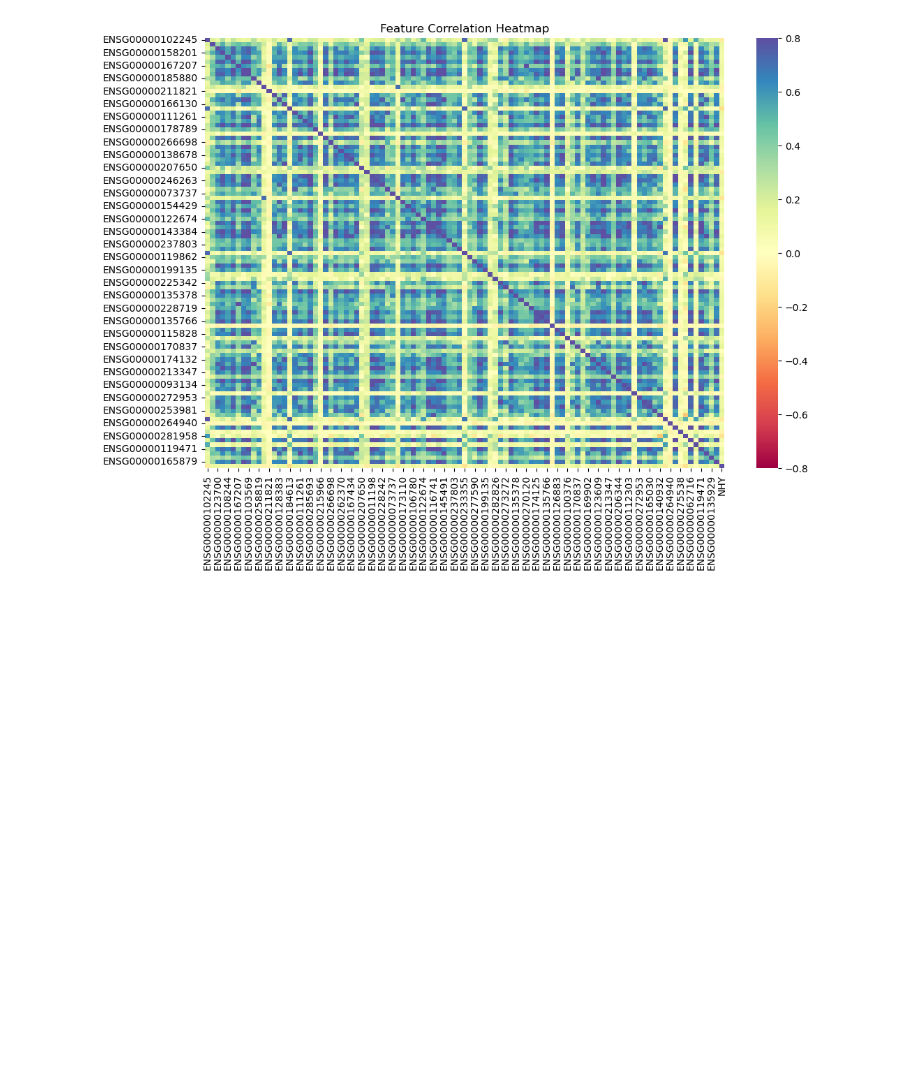
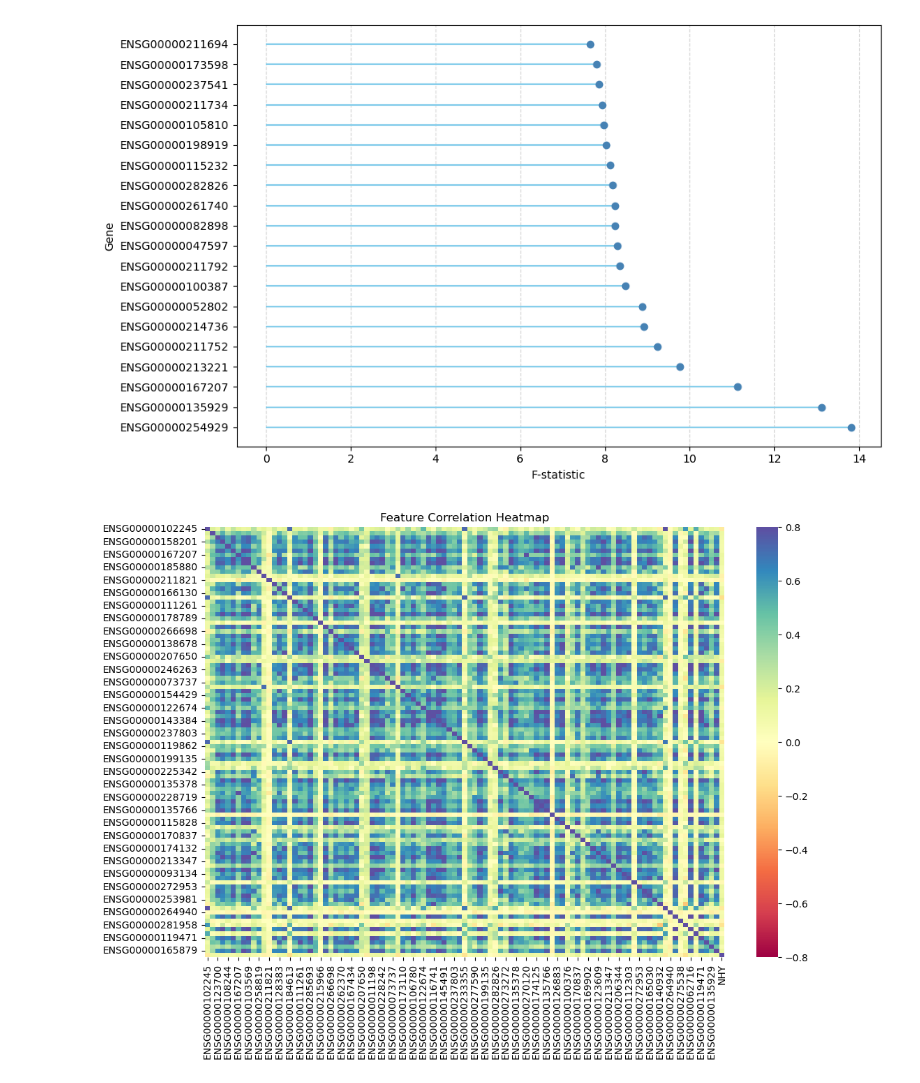
Before and after one commit to veenabala123/summer-2025-parkinsonpredict, a Jupyter notebook: notebooks/Feature_Selection/feature_selection_v3.ipynb, the cells around one changed output. Cells and saved outputs as stored; diff of their text form; code cells hidden in the pictures; blank space fills up the shorter version.

```diff
--- a/notebooks/Feature_Selection/feature_selection_v3.ipynb
+++ b/notebooks/Feature_Selection/feature_selection_v3.ipynb
@@ -32,3 +32,20 @@ cls_initiate_kbest.plot_top_genes_lollipop(top_n=40)
+# %%
+input_path = '/Users/pushpita/Documents/Erdos_bootcamp/our_project/Data/clean_data/'
+top_n = 20
+plot_df_top = plot_df.nlargest(top_n, "F_score")
+
+
+plt.figure(figsize=(10, 6))
+plt.hlines(y=plot_df_top["gene"], xmin=0, xmax=plot_df_top["F_score"], color="skyblue")
+plt.plot(plot_df_top["F_score"], plot_df_top["gene"], "o", color="steelblue")
+
+plt.xlabel("F-statistic")
+plt.ylabel("Gene")
+plt.grid(axis='x', linestyle='--', alpha=0.5)
+plt.tight_layout()
+plt.show()
+# %% [output]
+[figure, added]
 # %%
 plt.figure(figsize=(12, 8))
 list_load = gene_list + ["NHY"]
```
Also changed, not shown: parts of 5 cells of this notebook, 2 other files.
